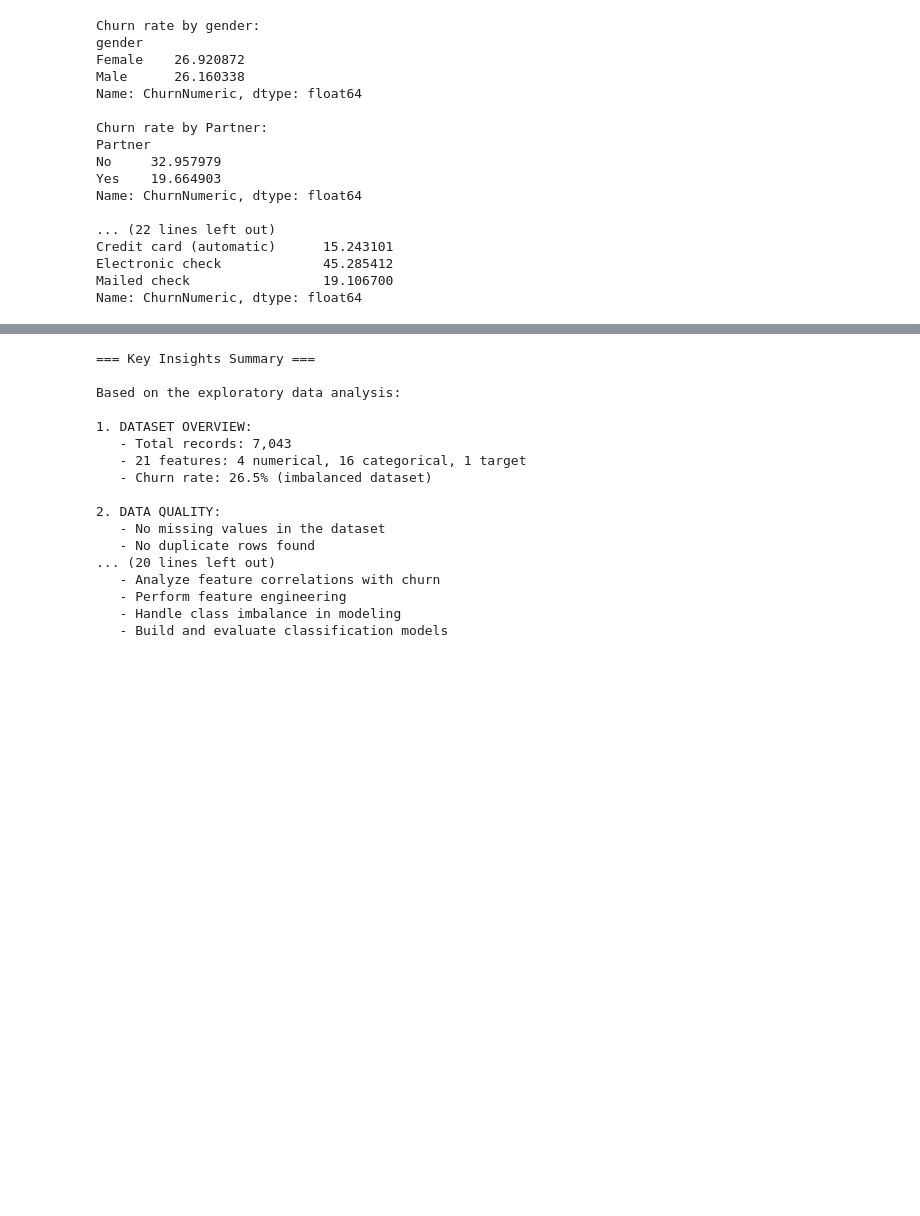
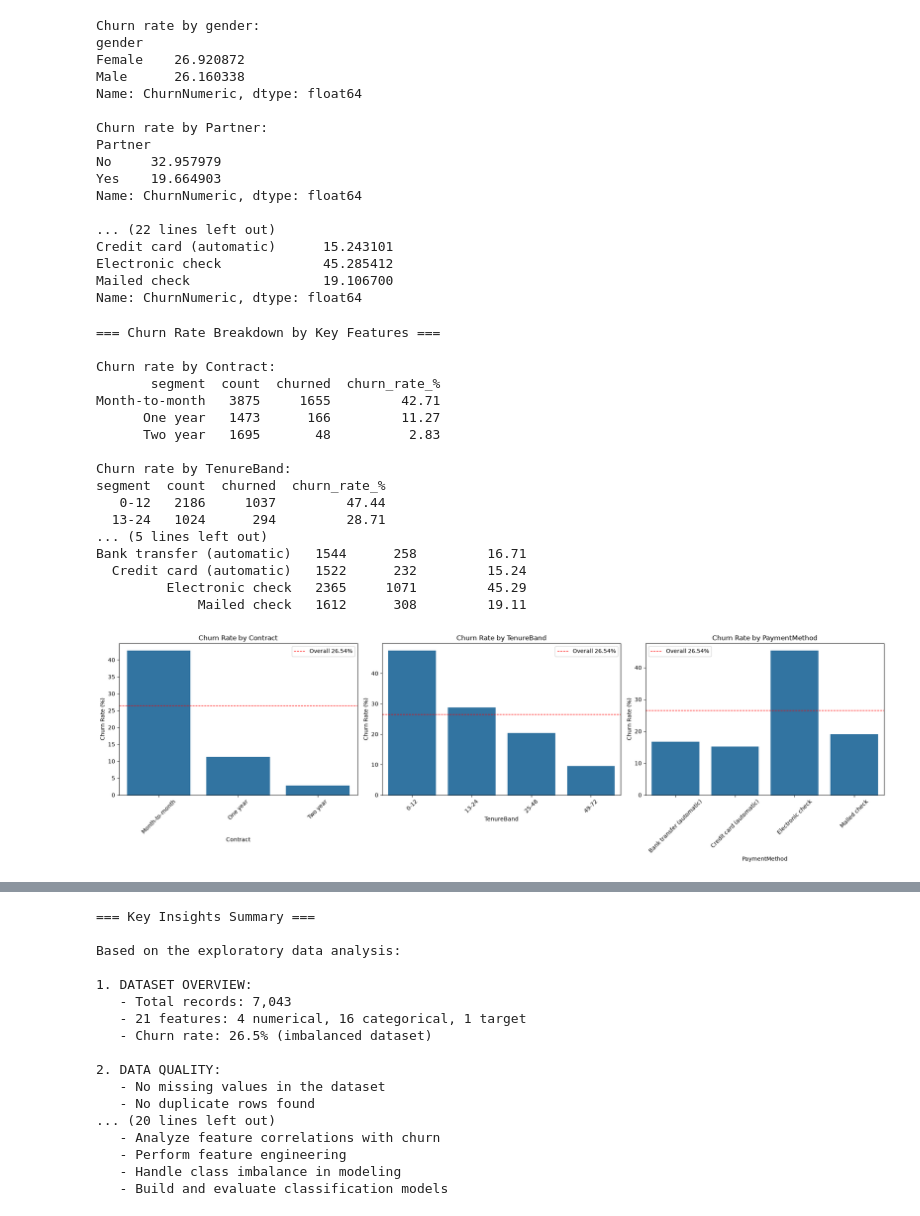
Before and after one commit to cat-cols/telco-churn-analytics, a Jupyter notebook: notebooks/01_eda.ipynb, the cells around one changed output, grey strips where cells are left out. Saved outputs shown, nothing was run; the diff lists cells and outputs as text; code cells hidden in the pictures; blank space fills up the shorter version.

```diff
--- a/notebooks/01_eda.ipynb
+++ b/notebooks/01_eda.ipynb
@@ -230,6 +230,70 @@ Credit card (automatic)      15.243101
 Electronic check             45.285412
 Mailed check                 19.106700
 Name: ChurnNumeric, dtype: float64
+# %%
+# Churn Rate Breakdown by Key Features (Contract, tenure band, PaymentMethod)
+print("=== Churn Rate Breakdown by Key Features ===")
+
+# Ensure numeric churn column exists (0/1)
+data['ChurnNumeric'] = (data['Churn'] == 'Yes').astype(int)
+
+# Bucket tenure into interpretable bands (months)
+tenure_bins = [0, 12, 24, 48, 72]
+tenure_labels = ['0-12', '13-24', '25-48', '49-72']
+data['TenureBand'] = pd.cut(
+    data['tenure'], bins=tenure_bins, labels=tenure_labels, include_lowest=True
+)
+
+
+def churn_breakdown(df: pd.DataFrame, feature: str) -> pd.DataFrame:
+    """Return count, churned count, and churn rate (%) per segment of `feature`."""
+    grouped = df.groupby(feature, observed=True)['ChurnNumeric']
+    table = grouped.agg(count='size', churned='sum')
+    table['churn_rate_%'] = (table['churned'] / table['count'] * 100).round(2)
+    return table.reset_index().rename(columns={feature: 'segment'})
+
+
+breakdown_features = ['Contract', 'TenureBand', 'PaymentMethod']
+breakdowns = {}
+for feat in breakdown_features:
+    bd = churn_breakdown(data, feat)
+    breakdowns[feat] = bd
+    print(f"\nChurn rate by {feat}:")
+    print(bd.to_string(index=False))
+
+# Visualize churn rate (%) for each key feature
+fig, axes = plt.subplots(1, 3, figsize=(20, 6))
+for ax, feat in zip(axes, breakdown_features):
+    bd = breakdowns[feat]
+    sns.barplot(x='segment', y='churn_rate_%', data=bd, ax=ax)
+    ax.axhline(26.54, color='red', linestyle='--', linewidth=1, label='Overall 26.54%')
+    ax.set_title(f'Churn Rate by {feat}')
+    ax.set_xlabel(feat)
+    ax.set_ylabel('Churn Rate (%)')
+    ax.tick_params(axis='x', rotation=45)
+    ax.legend()
+
+plt.tight_layout()
+plt.show()
+# %% [output]
+=== Churn Rate Breakdown by Key Features ===
+
+Churn rate by Contract:
+       segment  count  churned  churn_rate_%
+Month-to-month   3875     1655         42.71
+      One year   1473      166         11.27
+      Two year   1695       48          2.83
+
+Churn rate by TenureBand:
+segment  count  churned  churn_rate_%
+   0-12   2186     1037         47.44
+  13-24   1024      294         28.71
+... (5 lines left out)
+Bank transfer (automatic)   1544      258         16.71
+  Credit card (automatic)   1522      232         15.24
+         Electronic check   2365     1071         45.29
+             Mailed check   1612      308         19.11
+[figure, added]
 # %%
 # Correlation Analysis
 print("=== Correlation Analysis ===")
```
Also changed, not shown: parts of 1 cell of this notebook, 1 other file.
